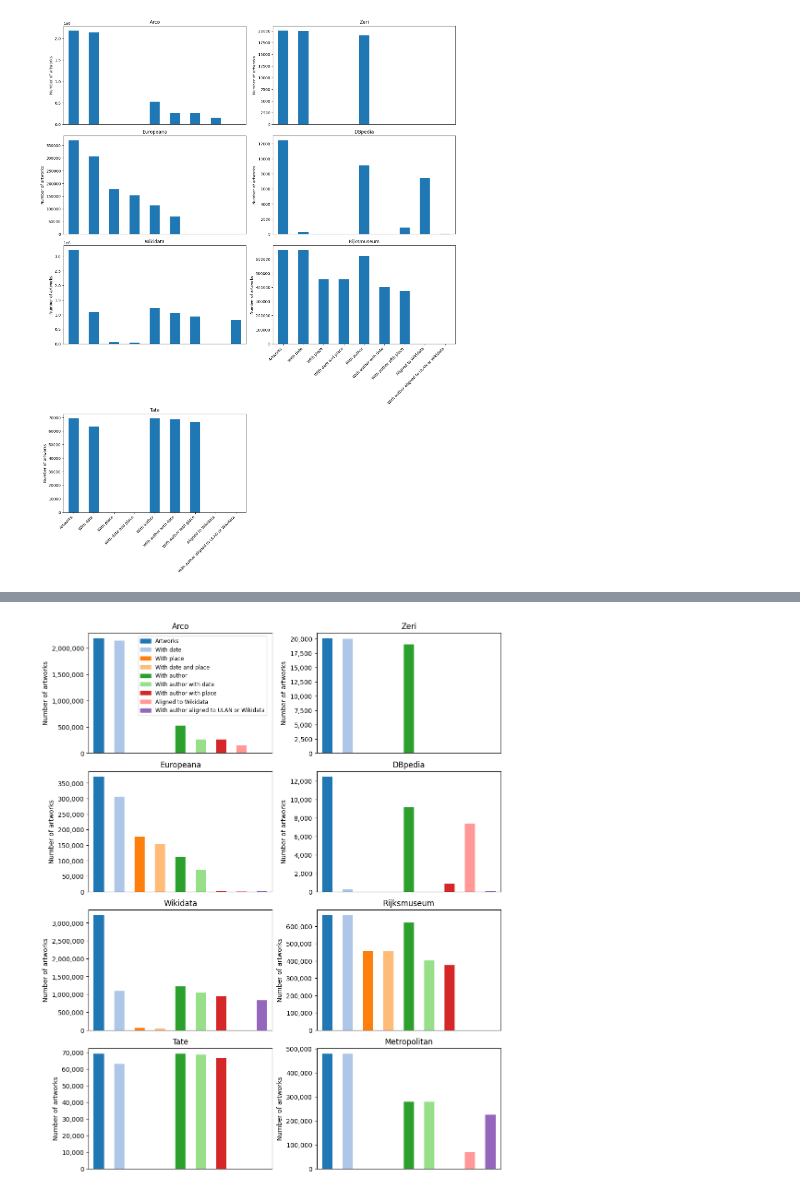
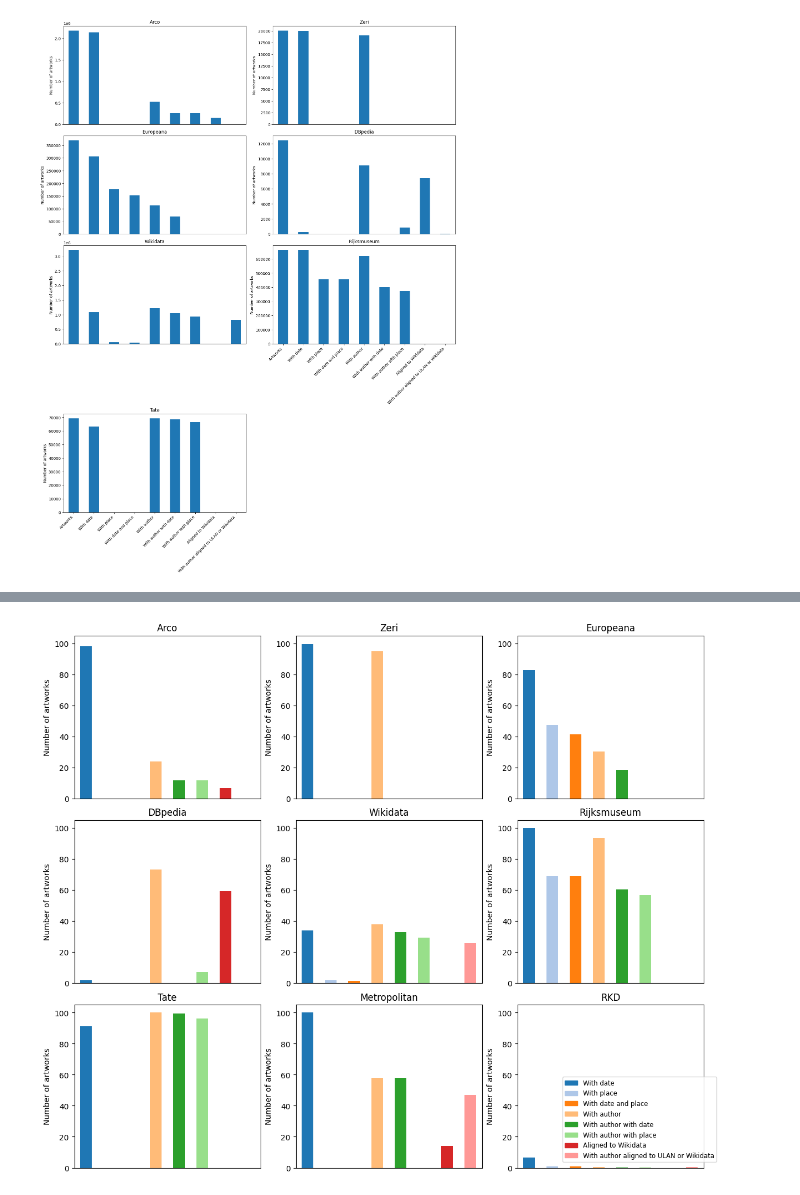
Before and after one commit to SofiBar/ArtworksInContextDatePlace, a Jupyter notebook: Visualization.ipynb, the cells around one changed output, grey strips where cells are left out. Cells and saved outputs as stored; diff of their text form; code cells hidden in the pictures.

```diff
--- a/Visualization.ipynb
+++ b/Visualization.ipynb
@@ -234,39 +235,42 @@ df_main.head(8)
 # %%
 # Transpose the DataFrame to make 'Dataset' the columns
-df2 = df_main.set_index('Dataset').T
+df2 = df_prop.set_index('Dataset').T
 
 # Define colors for each category (one color per x-axis category)
 colors = plt.cm.tab20.colors  # You can choose other colormaps if you prefer
 
 # Create subplots
-fig, axes = plt.subplots(nrows=4, ncols=2, figsize=(10, 12), constrained_layout=True)
+fig, axes = plt.subplots(nrows=3, ncols=3, figsize=(12, 10), constrained_layout=True)
 
 # Flatten axes array for easy iteration
 axes = axes.flatten()
 
 # Plot each dataset
 for i, column in enumerate(df2.columns):
     df2[column].plot.bar(ax=axes[i], color=[colors[j] for j in range(len(df2))], legend=False)
     axes[i].set_title(column)
     axes[i].set_ylabel('Number of artworks')
 
+    # set limit for ax y
+    axes[i].set_ylim(0, 105)
+
     # Hide x-axis labels and ticks for all subplots
     axes[i].set_xticklabels([])
     axes[i].tick_params(axis='x', which='both', bottom=False)
     axes[i].get_yaxis().set_major_formatter(plt.FuncFormatter(lambda x, loc: "{:,}".format(int(x))))
 
 # Create a legend for the colors
 handles = [plt.Rectangle((0, 0), 1, 1, color=colors[i]) for i in range(len(df2))]
 labels = df2.index
 # Add the legend in the lower right corner, where the last subplot is not used
-fig.legend(handles, labels, loc='center', bbox_to_anchor=(0.35, 0.9), ncol=1, fontsize='small')
+fig.legend(handles, labels, loc='center', bbox_to_anchor=(0.9, 0.1), ncol=1, fontsize='small')
 
 # Hide any unused subplots (in case there are more subplots than columns)
 for j in range(i + 1, len(axes)):
     fig.delaxes(axes[j])
 
-plt.savefig('results/comparison_by_dataset_legend2.png')
+plt.savefig('results/overview_all.png')
 # Show the plot
 plt.show()
 # %% [output]
-[figure, old version]
+[figure, new version]
```
Also changed, not shown: parts of 6 cells of this notebook, 5 other files.
